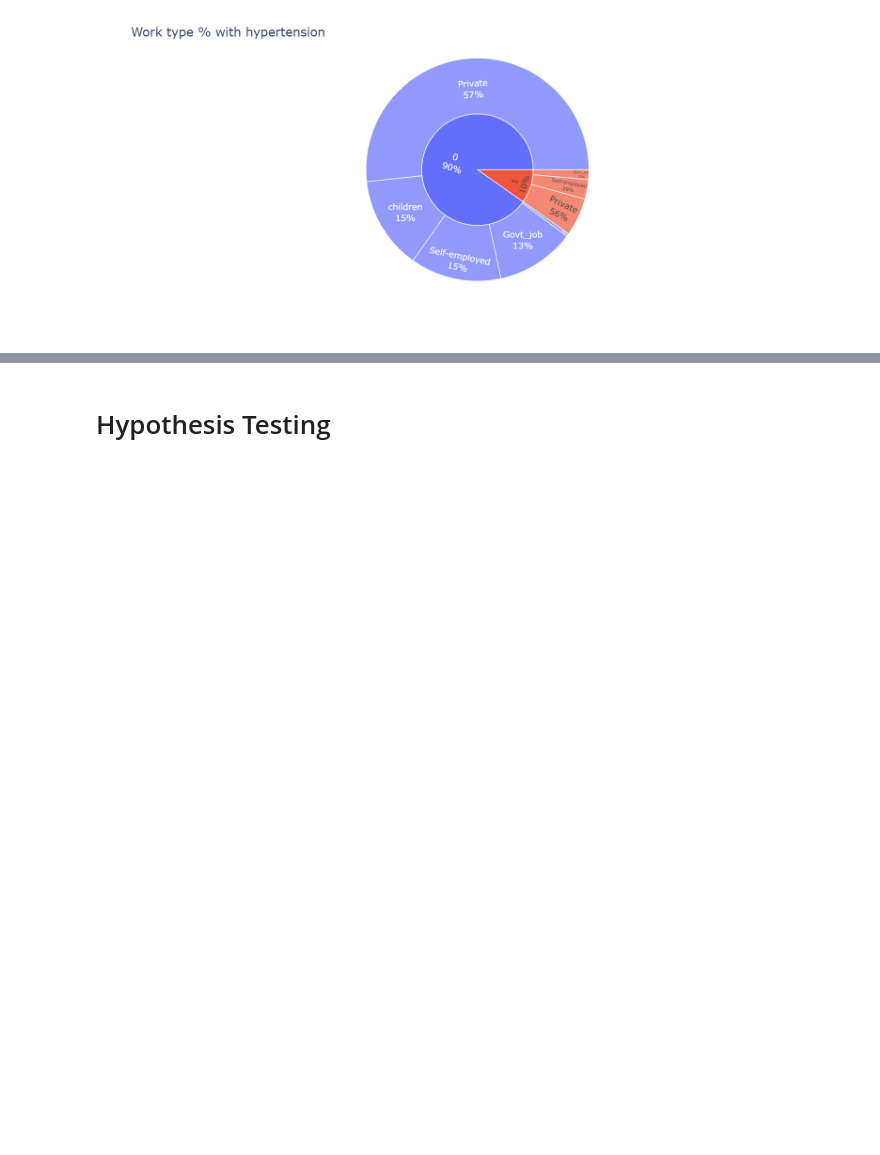
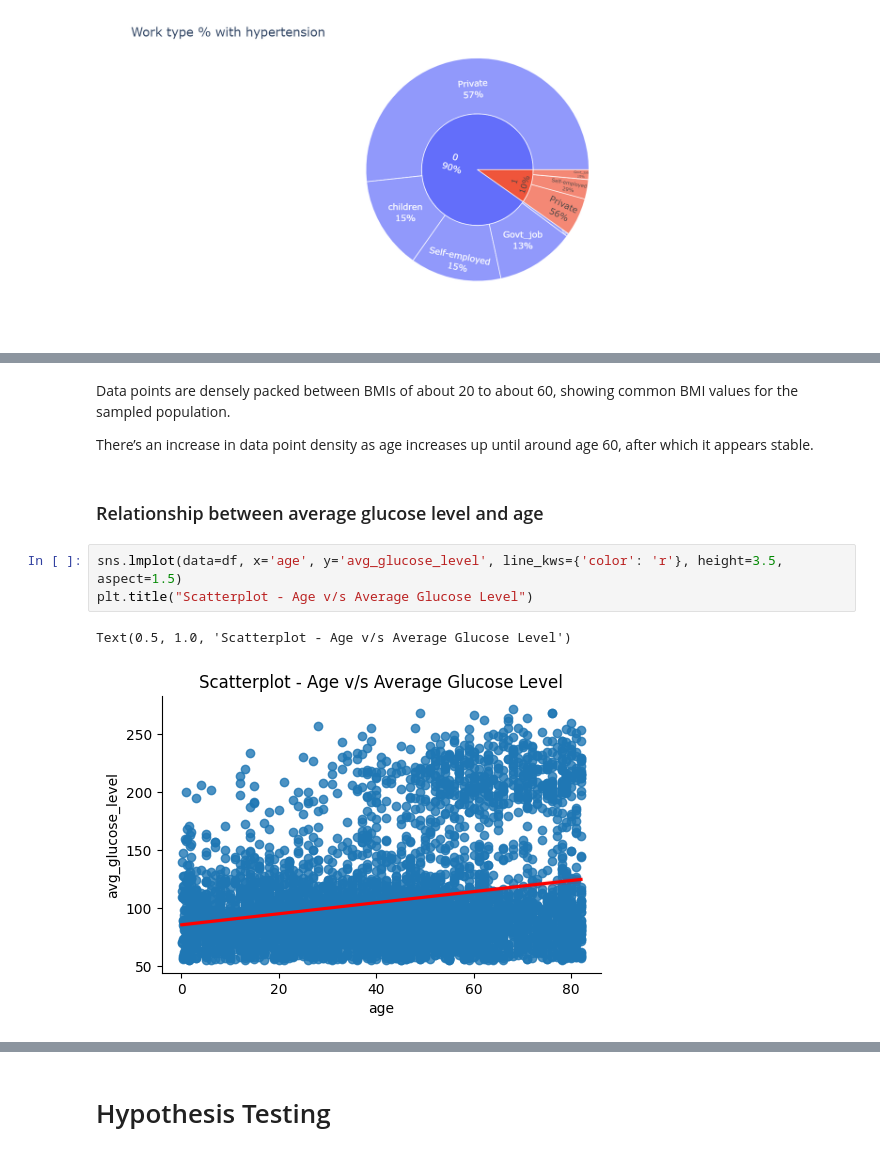
Before and after one commit to namratanwani/Healthcare-Data-Science-Projects, a Jupyter notebook: StrokePrediction/StrokePrediction.ipynb, the cells around one changed output, grey strips where cells are left out. Saved outputs shown, nothing was run; the diff lists cells and outputs as text; blank space fills up the shorter version.

```diff
--- a/StrokePrediction/StrokePrediction.ipynb
+++ b/StrokePrediction/StrokePrediction.ipynb
@@ -444,0 +454,12 @@ A similar distribution of work type in hypetension - largest group,56%, is in pr
+# %% [markdown]
+Data points are densely packed between BMIs of about 20 to about 60, showing common BMI values for the sampled population.
+
+There’s an increase in data point density as age increases up until around age 60, after which it appears stable.
+# %% [markdown]
+### Relationship between average glucose level and age
+# %%
+sns.lmplot(data=df, x='age', y='avg_glucose_level', line_kws={'color': 'r'}, height=3.5, aspect=1.5)
+plt.title("Scatterplot - Age v/s Average Glucose Level")
+# %% [output]
+Text(0.5, 1.0, 'Scatterplot - Age v/s Average Glucose Level')
+[figure, added]
```
Also changed, not shown: parts of 9 cells of this notebook.
